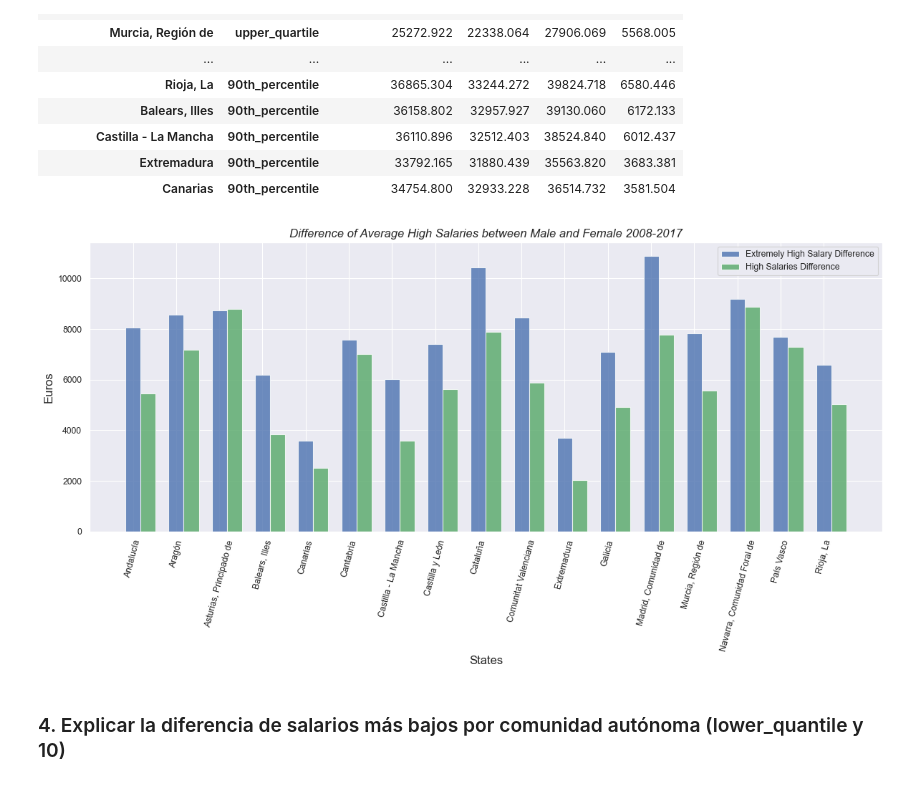
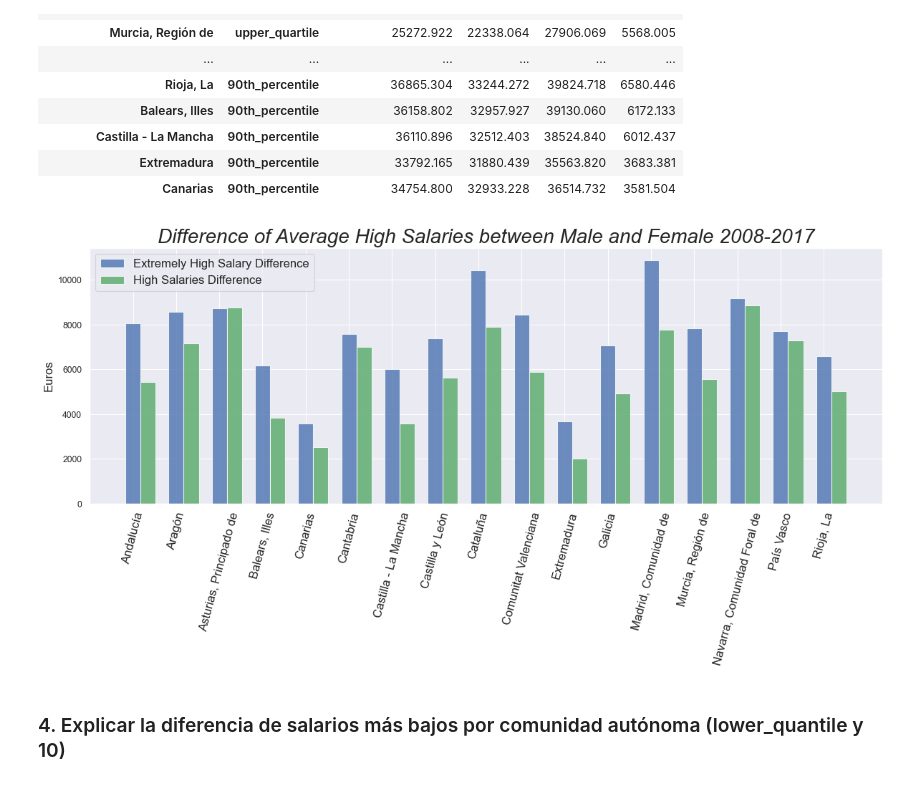
Before and after one commit to JulioPerez-ML/Udacity_first_project, a Jupyter notebook: Project_1_udacity.ipynb, the cells around one changed output. Saved outputs shown, nothing was run; the diff lists cells and outputs as text; code cells hidden in the pictures.

```diff
--- a/Project_1_udacity.ipynb
+++ b/Project_1_udacity.ipynb
@@ -508,38 +509,39 @@ g=g.sort_values(by='state', ascending=True).reset_index()
 diff_90th_percentile=g[g['statistic']=='90th_percentile']
 diff_90th_percentile
 diff_upper_quartile=g[g['statistic']=='upper_quartile']#.sort_values(by='diff',ascending=False)
 diff_upper_quartile
 
 n_groups_ = len(g['state'].unique())
 
 plt.figure(num=None, figsize=(15, 8), dpi=80, facecolor='w', edgecolor='k')
 # index = f['state'].unique()
 index_=np.arange(n_groups_)
 bar_width = 0.35
 opacity = 0.8
 
 rects1_ = plt.bar(index_, diff_90th_percentile['diff'], bar_width,
 alpha=opacity,
 color='b',
 label='Extremely High Salary Difference')
 #se indica el index+bar_width para separar las columnas y que no se superpongan una a la otra
 rects2_ = plt.bar(index_ + bar_width, diff_upper_quartile['diff'], bar_width,
 alpha=opacity,
 color='g',
 label='High Salaries Difference')
 
-plt.xlabel('States', fontsize=15)
+# plt.xlabel('States', fontsize=15)
 plt.ylabel('Euros', fontsize=15)
 
 
-plt.title('Difference of Average High Salaries between Male and Female 2008-2017', fontstyle='oblique', fontsize=15)
-plt.xticks(index_,diff_upper_quartile['state'].unique(),rotation=75)
-plt.legend()
+plt.title('Difference of Average High Salaries between Male and Female 2008-2017', fontstyle='oblique', fontsize=25)
+plt.xticks(index_,diff_upper_quartile['state'].unique(),rotation=75,fontsize=15)
+plt.legend(fontsize=15)
 
 plt.tight_layout()
+plt.savefig('picture_3.png')
 plt.show()
 # %% [output]
-[figure, old version]
+[figure, new version]
 # %% [markdown]
 ### 4. Explicar la diferencia de salarios más bajos por comunidad autónoma (lower_quantile y 10)
 # %%
```
Also changed, not shown: parts of 2 cells of this notebook, 3 other files.
